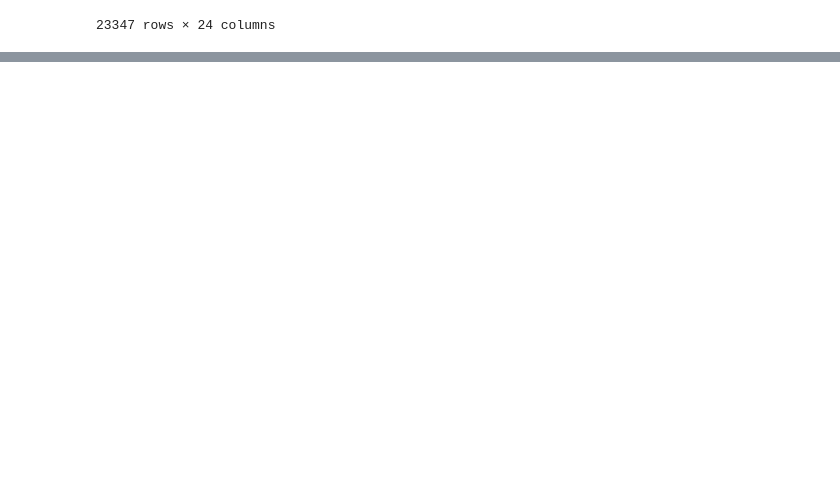
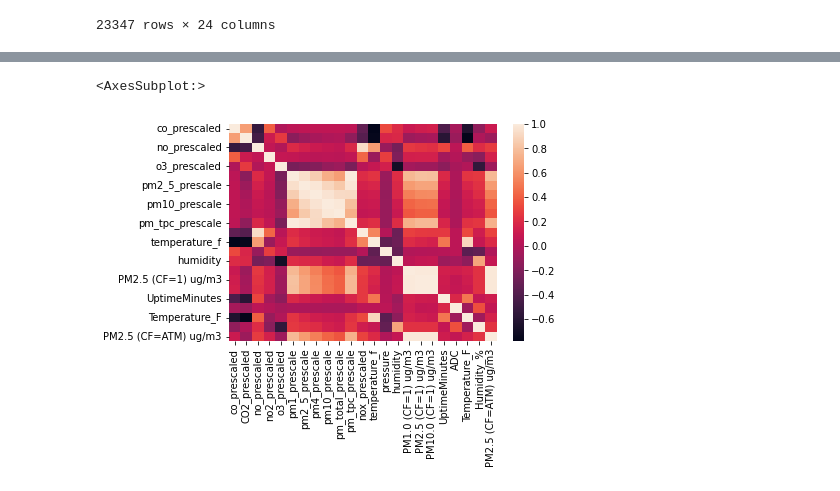
Before and after one commit to mihakim2/2021Fall_finals, a Jupyter notebook: correlations.ipynb, the cells around one changed output, grey strips where cells are left out. Drawn from its saved outputs; the diff is of its cells as text; code cells hidden in the pictures; blank space fills up the shorter version.

```diff
--- a/correlations.ipynb
+++ b/correlations.ipynb
@@ -82,0 +78,5 @@ final_df.corr()
+# %%
+sns.heatmap(final_df.corr())
+# %% [output]
+<AxesSubplot:>
+[figure, added]
```
Also changed, not shown: parts of 9 cells of this notebook.
